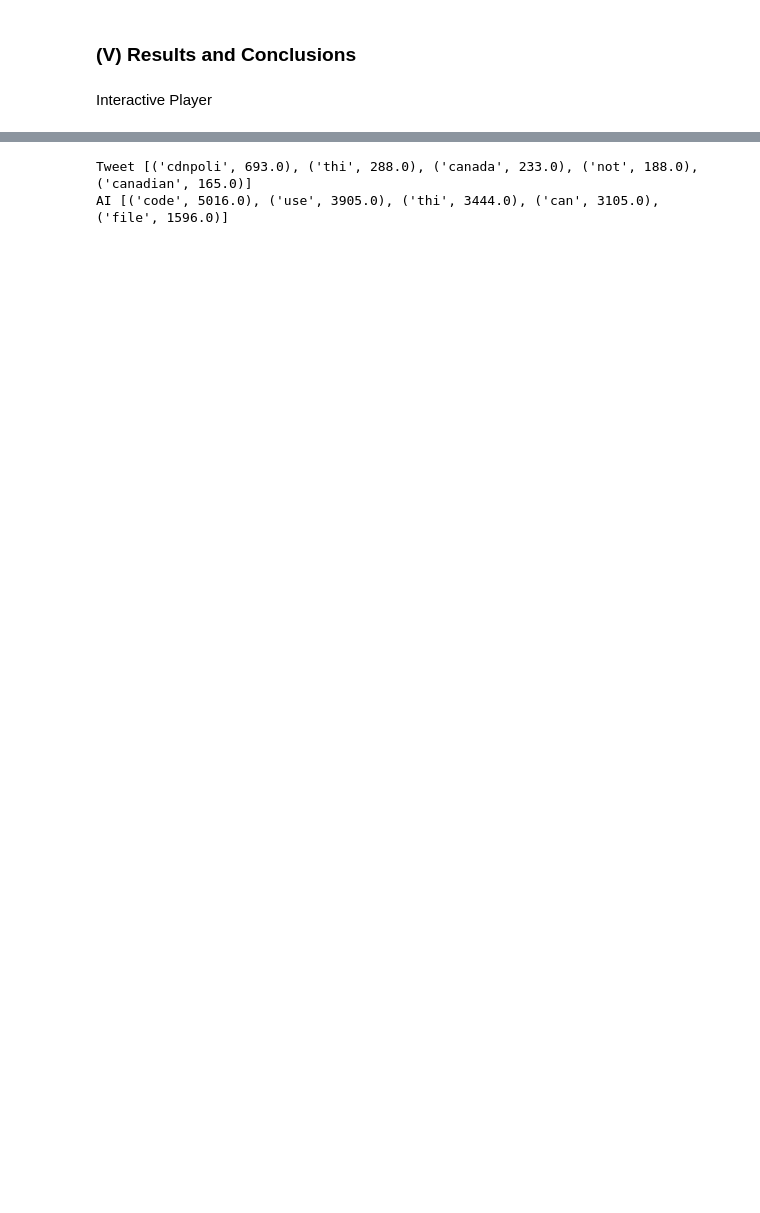
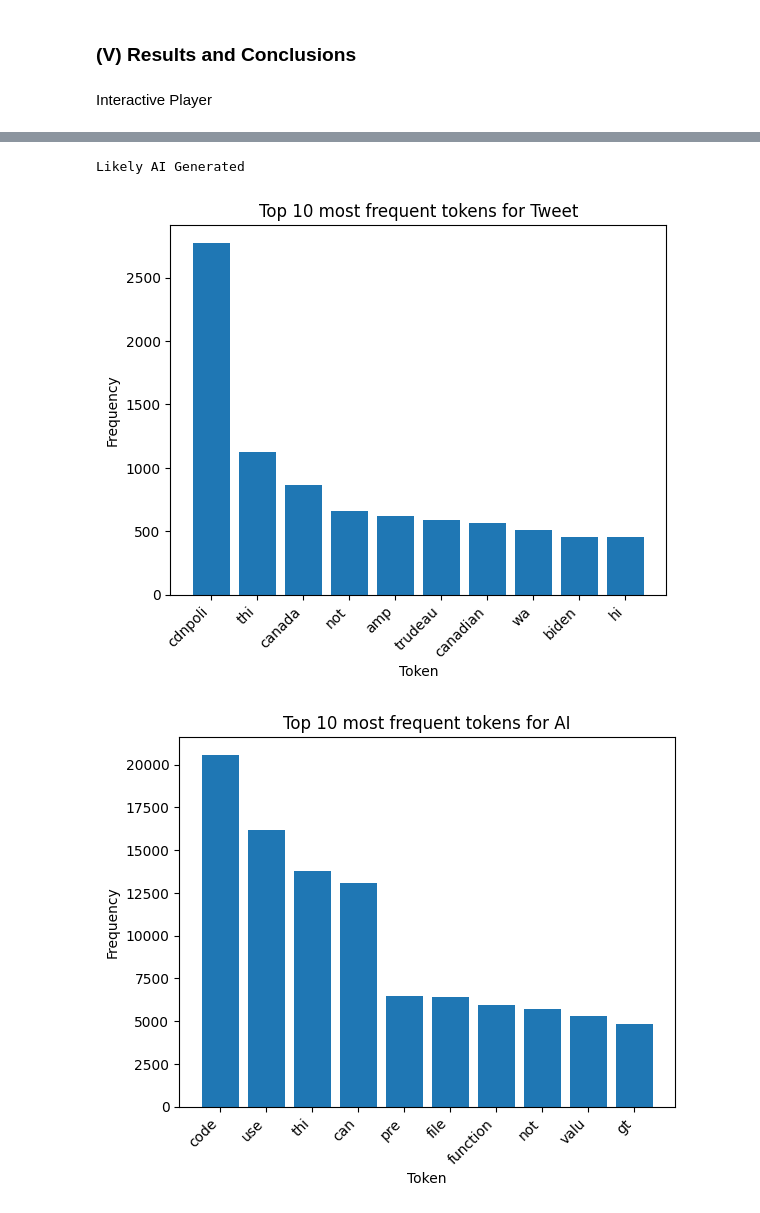
Before and after one commit to davidlin2k/JSC270_A4, a Jupyter notebook: Assignment4.ipynb, the cells around one changed output, grey strips where cells are left out. Drawn from its saved outputs; the diff is of its cells as text; code cells hidden in the pictures; blank space fills up the shorter version.

```diff
--- a/Assignment4.ipynb
+++ b/Assignment4.ipynb
@@ -420,2 +398,16 @@ def predict(word):
 # %% [markdown]
 ### (IV) Describe your machine learning model
+# %%
+X_train, X_test, y_train, y_test = train_test_split(X, y, test_size=0.2, random_state=42)
+
+
+X_train = count_vec.fit_transform(X_train.apply(" ".join))
+X_test = count_vec.transform(X_test.apply(" ".join))
+
+# Let's fit the Naive Bayes model to our training data
+nb = MultinomialNB()
+# Fit model to training data
+nb.fit(X_train, y_train)
+
+y_preds = nb.predict(X_test)
+print('Test accuracy with simple Naive Bayes on test data:', accuracy_score(y_test, y_preds))
@@ -432,16 +478,37 @@ predict(word)
+# %%
+# Powerpoint Intro (GPT4)
+word = "In today's digital age, the rapid advancements in artificial intelligence \
+have led to the development of increasingly sophisticated language models, such as \
+GPT-4, capable of generating contextually coherent and grammatically accurate text.\
+ While these AI-generated texts offer numerous benefits, they also pose potential \
+ risks, such as the spread of misinformation, deception, and a decline in trust in \
+ online information. As a result, it is crucial to develop methods that can accurately\
+  distinguish between human-written and AI-generated text."
+predict(process_text(word))
+# %% [output]
+Likely AI Generated
 # %%
+import matplotlib.pyplot as plt
+
 feature_names = count_vec.get_feature_names_out()
 class_labels = nb.classes_
 
 label_to_category = ["Tweet", "AI"]
 
 for label in class_labels:
     i = class_labels.tolist().index(label)
 
-    indices = nb.feature_log_prob_[i].argsort()[-5:][::-1]
+    indices = nb.feature_log_prob_[i].argsort()[-10:][::-1]
     words = [feature_names[index] for index in indices]
     counts = [nb.feature_count_[i][index] for index in indices]
-    print(label_to_category[i], list(zip(words, counts)))
+
+    fig, ax = plt.subplots()
+    ax.bar(words, counts)
+    ax.set_xticklabels(words, rotation=45, ha='right')
+    ax.set_xlabel("Token")
+    ax.set_ylabel("Frequency")
+    ax.set_title("Top 10 most frequent tokens for " + label_to_category[i])
+    plt.show()
 # %% [output]
-Tweet [('cdnpoli', 693.0), ('thi', 288.0), ('canada', 233.0), ('not', 188.0), ('canadian', 165.0)]
-AI [('code', 5016.0), ('use', 3905.0), ('thi', 3444.0), ('can', 3105.0), ('file', 1596.0)]
+[figure, added]
+[figure, added]
```
Also changed, not shown: parts of 16 cells of this notebook.
